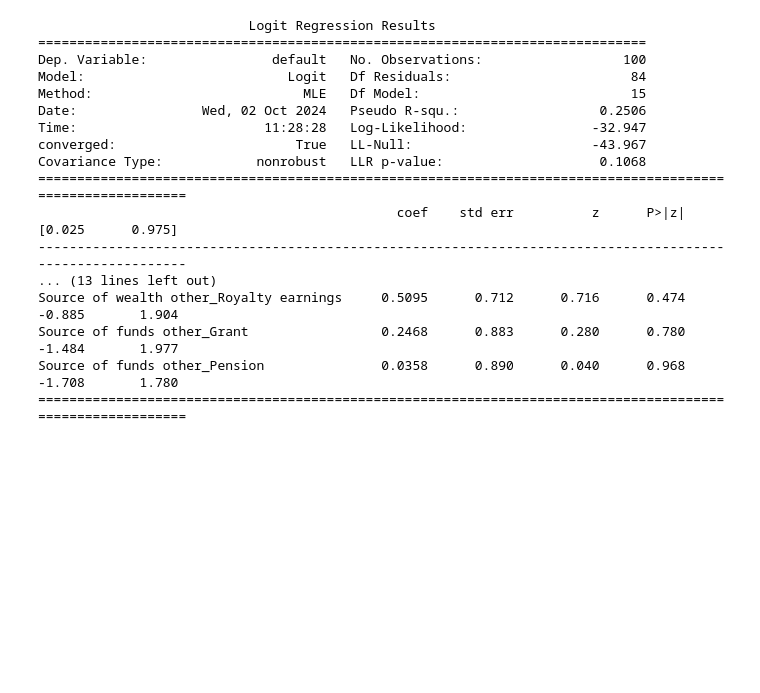
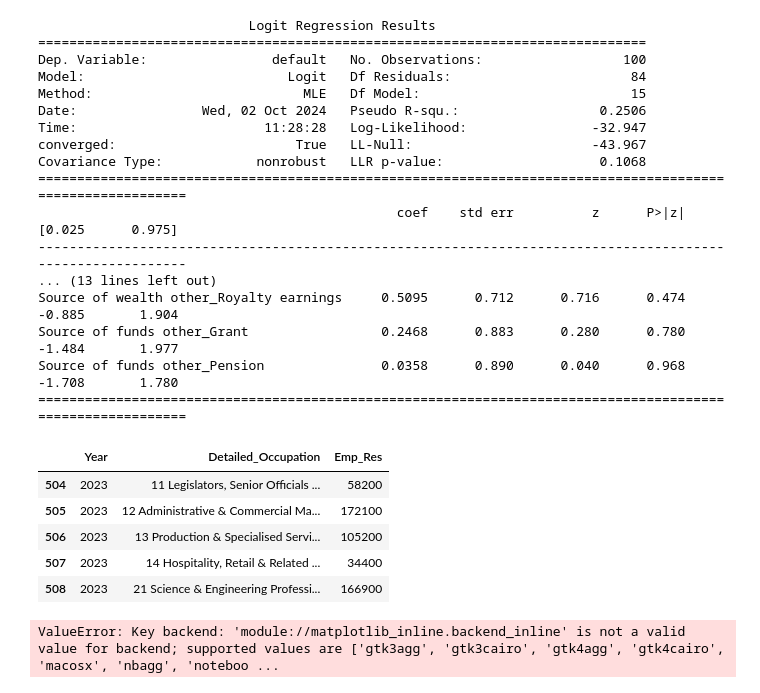
Before and after one commit to joesurf/capital-call-risk-assessment, a Jupyter notebook: eda.ipynb, the cells around one changed output. Drawn from its saved outputs; the diff is of its cells as text; code cells hidden in the pictures; blank space fills up the shorter version.

```diff
--- a/eda.ipynb
+++ b/eda.ipynb
@@ -84,3 +98,30 @@ Source of wealth other_Royalty earnings     0.5095      0.712      0.716      0.
 Source of funds other_Grant                 0.2468      0.883      0.280      0.780      -1.484       1.977
 Source of funds other_Pension               0.0358      0.890      0.040      0.968      -1.708       1.780
 ===========================================================================================================
+# %%
+import pandas as pd
+occupation_df = pd.read_csv('data_reference/emp_res_detailed_occ.csv')
+latest_occupation_df = occupation_df[occupation_df['Year'] == 2023]
+latest_occupation_df.head()
+# %% [output]
+|  | Year | Detailed_Occupation | Emp_Res |
+| 504 | 2023 | 11 Legislators, Senior Officials ... | 58200 |
+| 505 | 2023 | 12 Administrative & Commercial Ma... | 172100 |
+| 506 | 2023 | 13 Production & Specialised Servi... | 105200 |
+| 507 | 2023 | 14 Hospitality, Retail & Related ... | 34400 |
+| 508 | 2023 | 21 Science & Engineering Professi... | 166900 |
+# %%
+import matplotlib.pyplot as plt
+
+plt.switch_backend('macos')
+# Generate a distribution chart of the number of each occupation
+plt.figure(figsize=(12, 8))
+plt.bar(latest_occupation_df['Detailed_Occupation'], latest_occupation_df['Emp_Res'], color='skyblue')
+plt.xticks(rotation=90)
+plt.xlabel('Occupation')
+plt.ylabel('Number of Employees')
+plt.title('Distribution of Number of Employees by Occupation in 2023')
+plt.tight_layout()
+plt.show()
+# %% [output]
+ValueError: Key backend: 'module://matplotlib_inline.backend_inline' is not a valid value for backend; supported values are ['gtk3agg', 'gtk3cairo', 'gtk4agg', 'gtk4cairo', 'macosx', 'nbagg', 'noteboo ...
```
Also changed, not shown: parts of 5 cells of this notebook, 16 other files.
